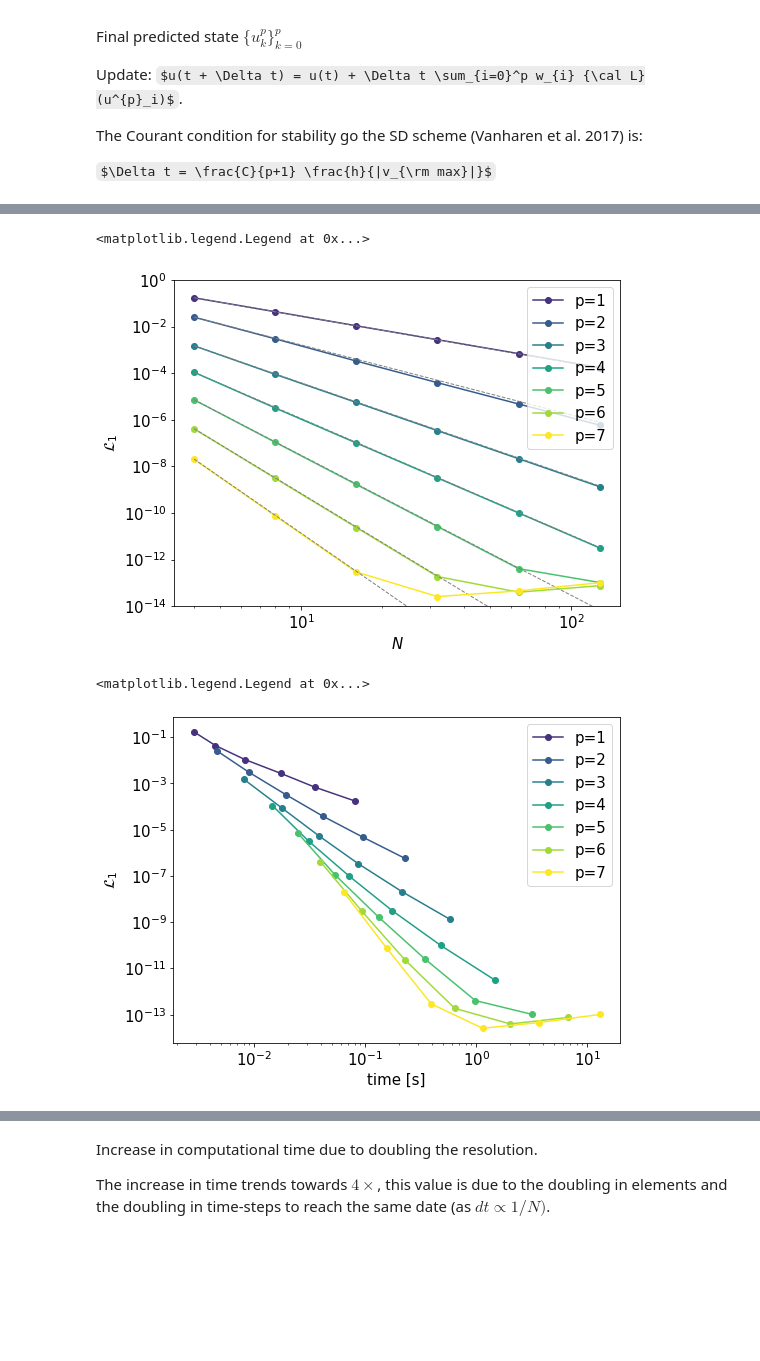
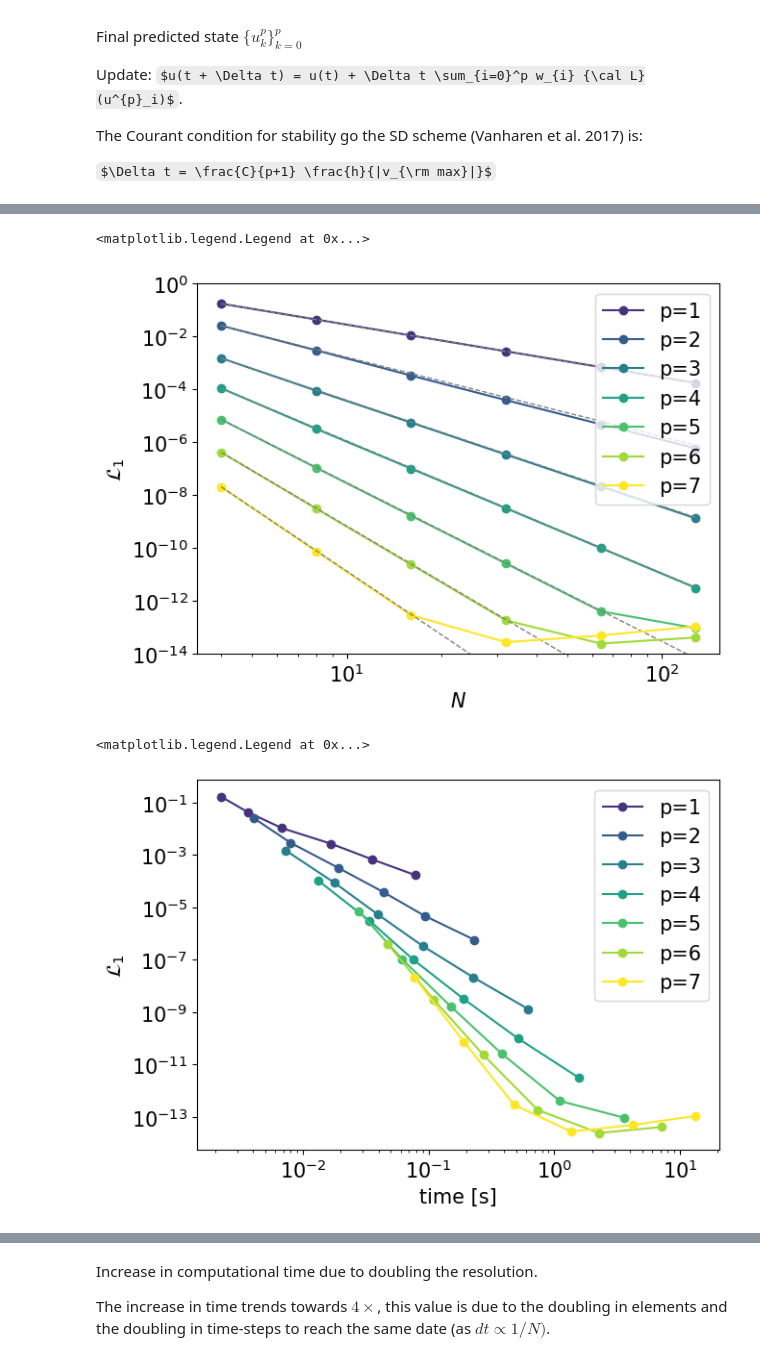
Before and after one commit to davidvelasco07/flatiron2023, a Jupyter notebook: Spectral-Difference method.ipynb, the cells around one changed output, grey strips where cells are left out. Cells and saved outputs as stored; diff of their text form; code cells hidden in the pictures; some formulas as TeX source; blank space fills up the shorter version.

```diff
--- a/Spectral-Difference method.ipynb
+++ b/Spectral-Difference method.ipynb
@@ -4,5 +6,5 @@
 %pylab inline
 from timeit import default_timer as timer
 rcParams.update({'font.size': 15})
-rcParams.update({'figure.figsize': (8,6)})
+rcParams.update({'figure.figsize': (7,5)})
 # %% [output]
@@ -577,25 +598,25 @@ p=7, N=128: 1281 time steps (Execution time: 12.891766 s)
 # %%
 def compute_error(s):
     na=np.newaxis
     dx = (s.x_fp[1:]-s.x_fp[:-1])/s.N
     diff = np.abs(s.U_cv-s.U_init_cv)
     diff *= dx[na,:]
     diff=squash_dimensions(diff)
     return math.fsum((diff).ravel())
 
 for p in range(1,8):
     errors=[]
     for N in Ns:
         errors.append(compute_error(sims[(p,N)]))
     loglog(Ns,errors,"-o",color=cm.viridis(p/7),label=f"p={p}")
-    plot(Ns,errors[0]*(Ns[0]/Ns)**(p+1),"", linestyle="--", color="gray", lw=1)
+    plot(Ns,errors[0]*(Ns[0]/Ns)**(p+1), ls="--", color="gray", lw=1)
 ylim(1e-14,1)
 ylabel(r"$\mathcal{L}_1$")
 xlabel(r"$N$")
 legend()
 # %% [output]
 <matplotlib.legend.Legend at 0x...>
-[figure, old version]
+[figure, new version]
 # %%
 for p in range(1,8):
     errors=[]
@@ -609,7 +630,7 @@ xlabel(r"time [s]")
 legend()
 # %% [output]
 <matplotlib.legend.Legend at 0x...>
-[figure, old version]
+[figure, new version]
 # %%
 Ns=2**arange(5,8)
 for p in range(1,8):
```
Also changed, not shown: parts of 39 cells of this notebook.
